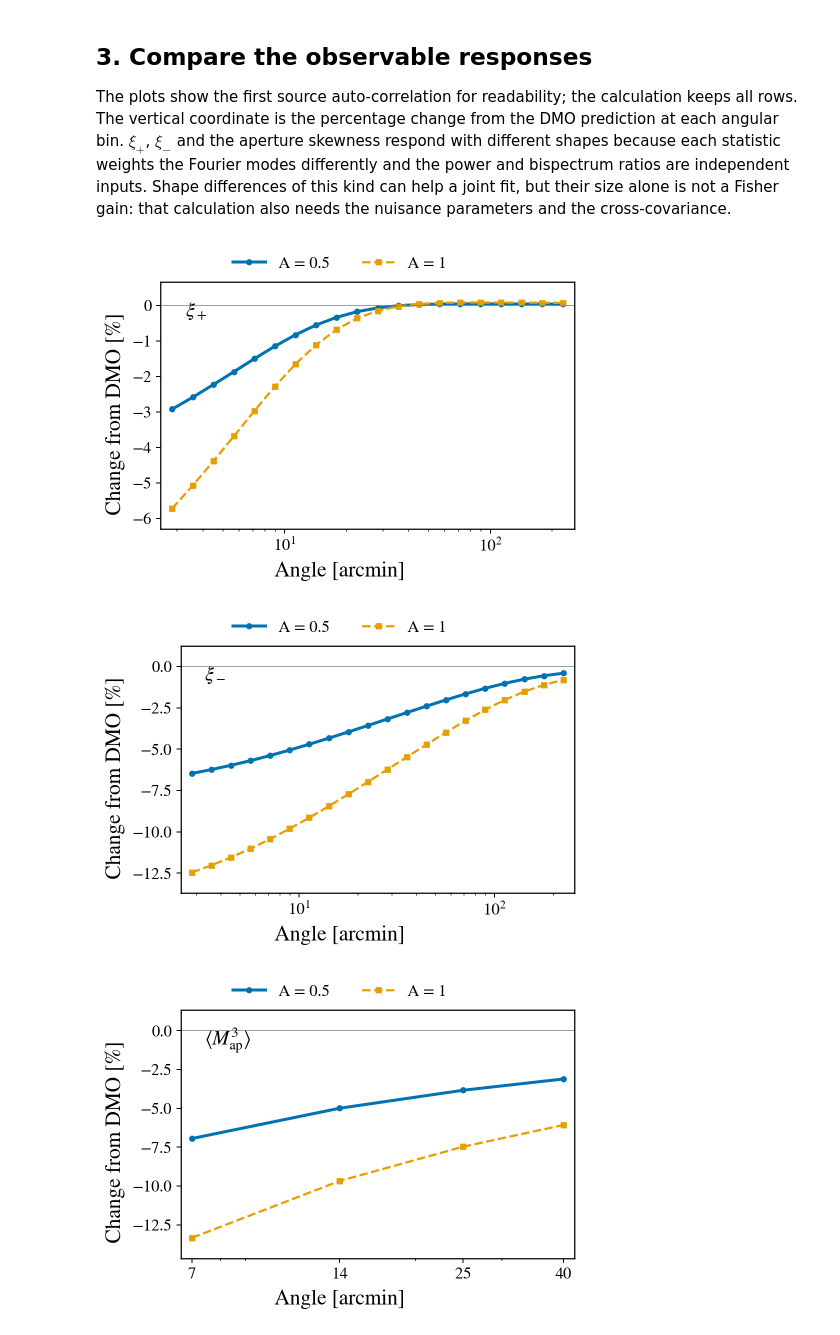
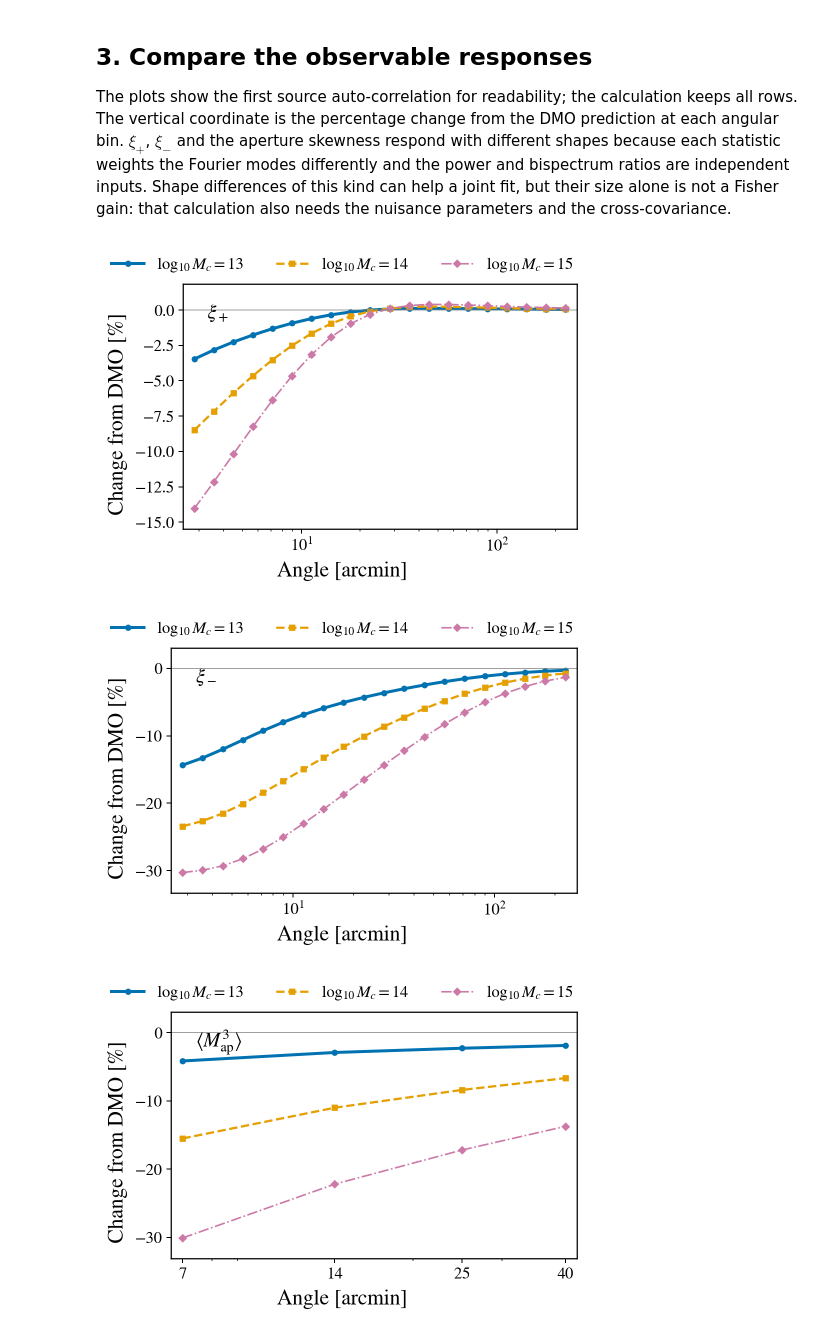
Before and after one commit to SBU-COSMOLIKE/cocoa_des_3pcf, a Jupyter notebook: EXAMPLE_JOINT_FEEDBACK.ipynb, the cells around one changed output. Cells and saved outputs as stored; diff of their text form; code cells hidden in the pictures.

```diff
--- a/EXAMPLE_JOINT_FEEDBACK.ipynb
+++ b/EXAMPLE_JOINT_FEEDBACK.ipynb
@@ -187,36 +239,37 @@ and the cross-covariance.
 # %%
 output = PROJECT / "chains/joint_feedback"
 output.mkdir(parents=True, exist_ok=True)
 for kind, label in (("xip", r"$\xi_+$"), ("xim", r"$\xi_-$"),
                     ("map3", r"$\langle M_{\rm ap}^3\rangle$")):
     selected = (rows.kind == kind) & (rows.bins[:, 0] == 0)
     selected &= rows.bins[:, 1] == 0
     if kind == "map3":
         selected &= rows.bins[:, 2] == 0
         angles = rows.angles[selected, 0]
     else:
         angles = rows.angles[selected, 2]
     angles = angles * 180. * 60. / np.pi
     curves = []
-    for values in means[1:]:
-        relative = 100. * (values[selected] / means[0][selected] - 1.)
+    for values in means:
+        relative = 100. * (values[selected] / reference[selected] - 1.)
         curves.append((angles, relative[None, :]))
     figure, axes = plots.plot_ia_components(
         components=curves, component_labels=[label],
         coordinate_label="Angle [arcmin]", quantity_label="Change from DMO [%]",
-        legend=["A = 0.5", "A = 1"], marker=["o", "s"],
-        linewidth=[2.4, 1.8], linestyle=["-", "--"],
+        legend=[rf"$\log_{{10}}M_c={value:.0f}$" for value in mass_scales],
+        marker=["o", "s", "D"], linewidth=[2.4, 1.8, 1.3],
+        linestyle=["-", "--", "-."],
         ncols=1, figsize=(5.3, 3.8), show=None,
     )
     # Finish constrained layout before measuring the exported labels.
     figure.canvas.draw()
     figure.savefig(output / f"feedback_{kind}.png", dpi=150,
                    bbox_inches="tight", pad_inches=0.2)
     plt.show()
 # %% [output]
-[figure, old version]
+[figure, new version]
-[figure, old version]
+[figure, new version]
-[figure, old version]
+[figure, new version]
 # %% [markdown]
 ## 4. Use a physical pair for an inference study
 
```
Also changed, not shown: parts of 8 cells of this notebook, 1 other file.
